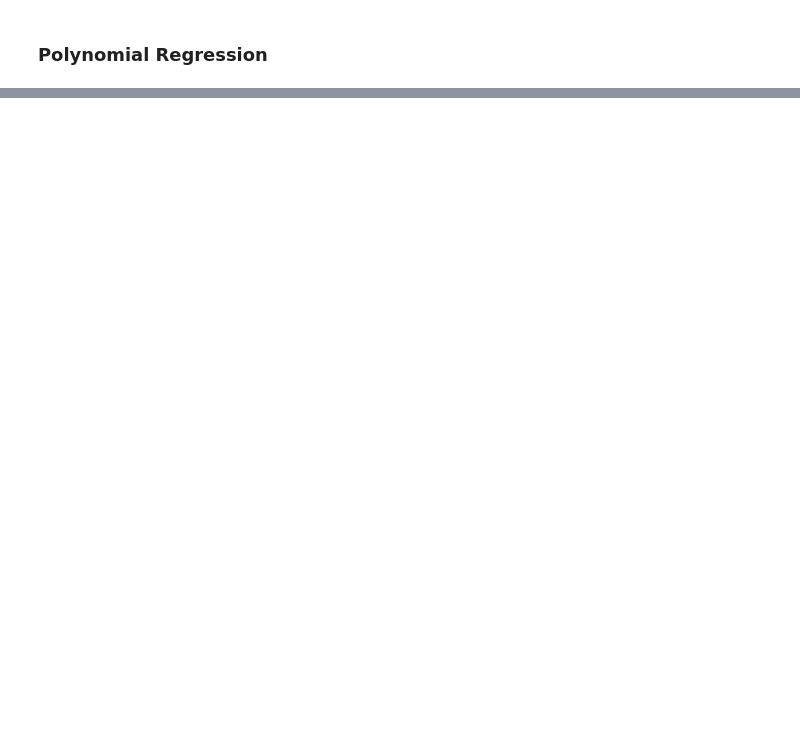
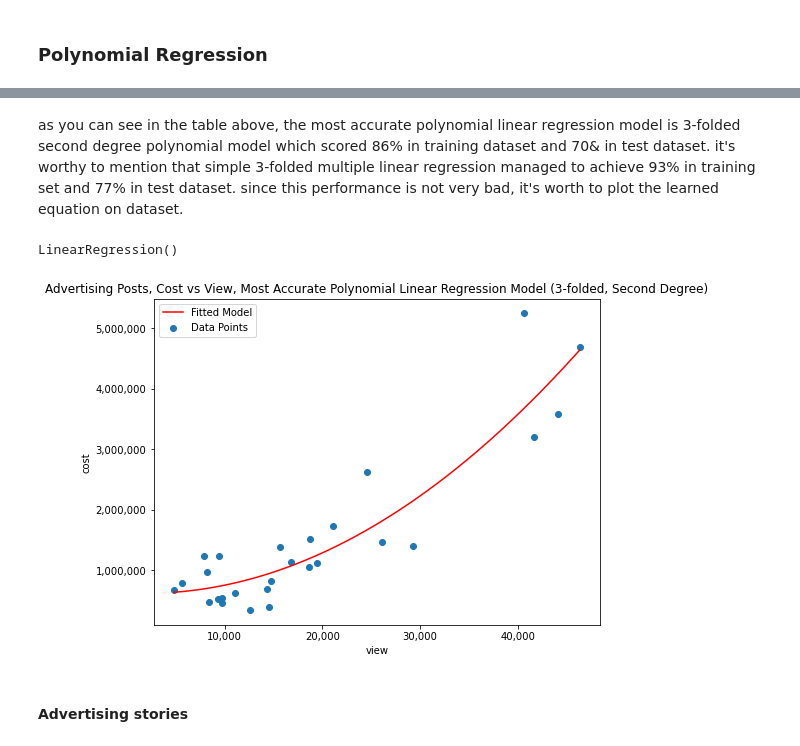
Before and after one commit to SimplyRamin/Pull-Up-Campaign-Analysis, a Jupyter notebook: Modeling.ipynb, the cells around one changed output, grey strips where cells are left out. Drawn from its saved outputs; the diff is of its cells as text; code cells hidden in the pictures; blank space fills up the shorter version.

Commit message:
implementing polynomial regression

```diff
--- a/Modeling.ipynb
+++ b/Modeling.ipynb
@@ -270,0 +377,3 @@ plt.show()
+# %%
+ad_post_x = np.asarray(ad_post[['view']])
+ad_post_y = np.asarray(ad_post[['cost']])
@@ -270,0 +438,29 @@ plt.show()
+# %% [markdown]
+as you can see in the table above, the most accurate polynomial linear regression model is 3-folded second degree polynomial model which scored 86% in training dataset and 70& in test dataset. it's worthy to mention that simple 3-folded multiple linear regression managed to achieve 93% in training set and 77% in test dataset. since this performance is not very bad, it's worth to plot the learned equation on dataset.
+# %%
+kf = KFold(n_splits = 3)
+reg_lr = LinearRegression()
+poly = PolynomialFeatures(degree=2)
+X_train_poly = poly.fit_transform(ad_post_x)
+reg_lr.fit(X_train_poly, ad_post_y)
+# %% [output]
+LinearRegression()
+# %%
+fig = plt.figure(figsize=(8,6))
+ax = fig.add_subplot()
+
+ax.scatter(ad_post_dummy['view'], ad_post_dummy['cost'], label='Data Points')
+X_plot = np.arange(ad_post_dummy['view'].min(), ad_post_dummy['view'].max() , 1)
+y_plot = reg_lr.intercept_[0] + reg_lr.coef_[0][1]*X_plot+ reg_lr.coef_[0][2]*np.power(X_plot, 2)
+ax.plot(X_plot, y_plot, '-r', label='Fitted Model')
+ax.get_yaxis().set_major_formatter(matplotlib.ticker.FuncFormatter(lambda x, p: format(int(x), ',')))
+ax.get_xaxis().set_major_formatter(matplotlib.ticker.FuncFormatter(lambda x, p: format(int(x), ',')))
+ax.set_title(f'Advertising Posts, Cost vs View, Most Accurate Polynomial Linear Regression Model (3-folded, Second Degree)')
+ax.set_xlabel('view')
+ax.set_ylabel('cost')
+ax.legend()
+plt.show()
+# %% [output]
+[figure, added]
+# %% [markdown]
+#### Advertising stories
```
Also changed, not shown: parts of 24 cells of this notebook.
